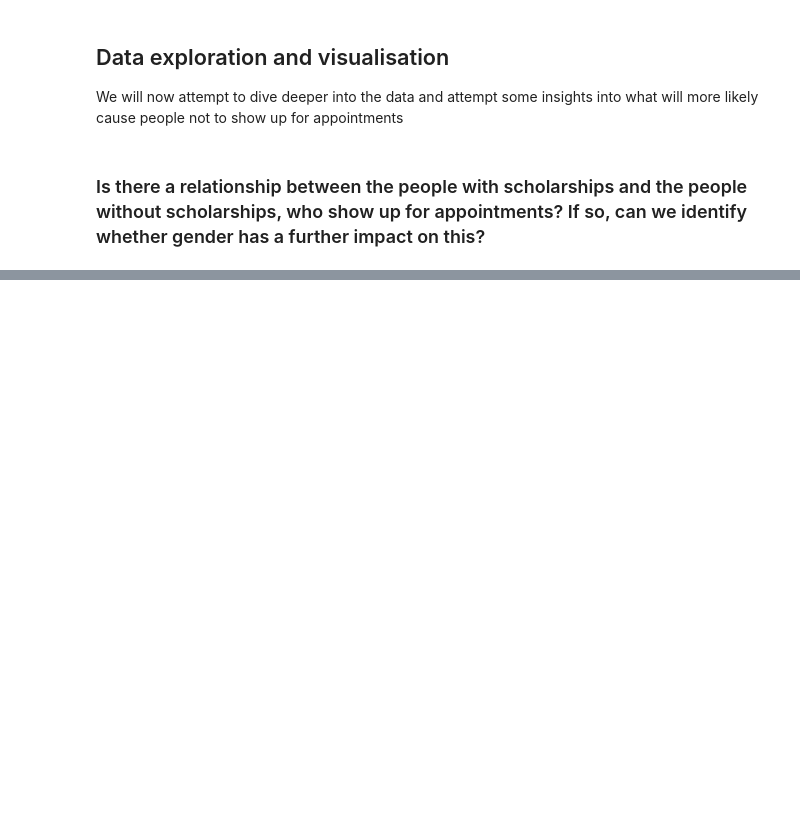
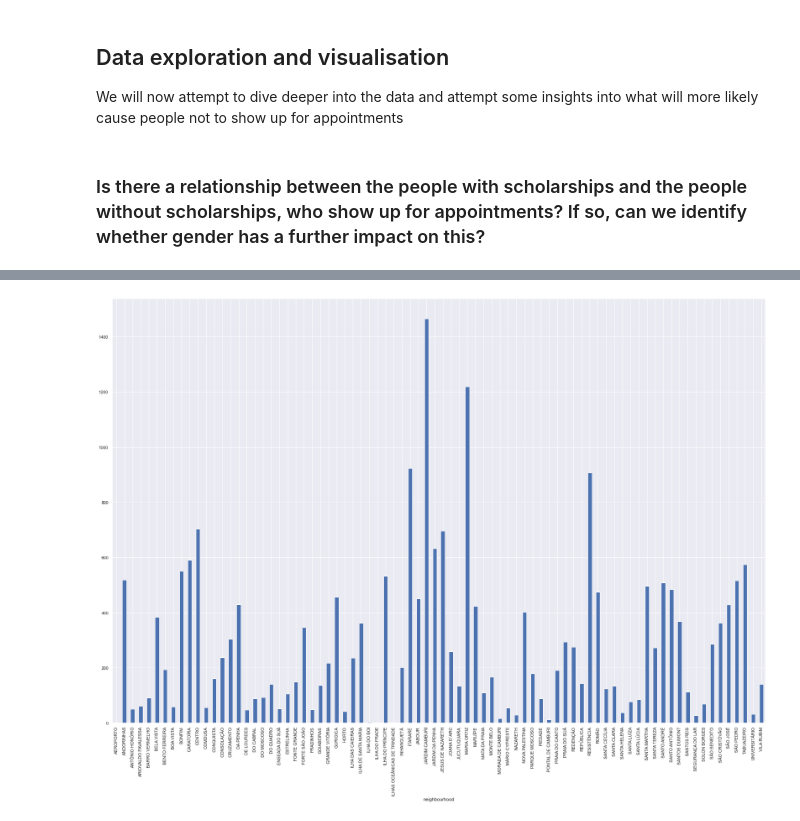
Before and after one commit to Melark/NoShow_Medical_DataSet_Analysis, a Jupyter notebook: Final.ipynb, the cells around one changed output, grey strips where cells are left out. Saved outputs shown, nothing was run; the diff lists cells and outputs as text; code cells hidden in the pictures; blank space fills up the shorter version.

```diff
--- a/Final.ipynb
+++ b/Final.ipynb
@@ -279,0 +364,5 @@ plt.show();
+# %%
+no_shows_data = uncompleted_appointments.groupby(['neighbourhood'])['appointment_id'].count();
+no_shows_data.plot(kind="bar", figsize=(30,20));
+# %% [output]
+[figure, added]
```
Also changed, not shown: parts of 13 cells of this notebook.
